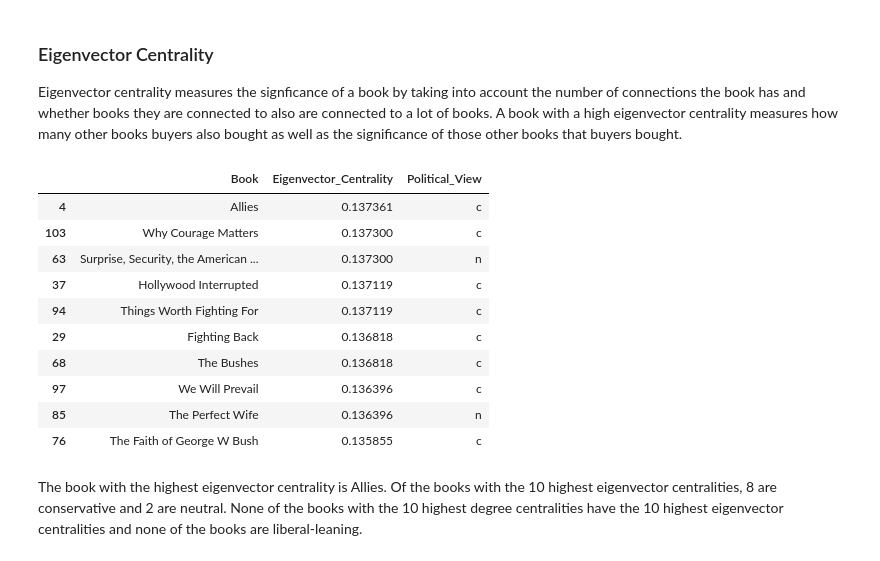
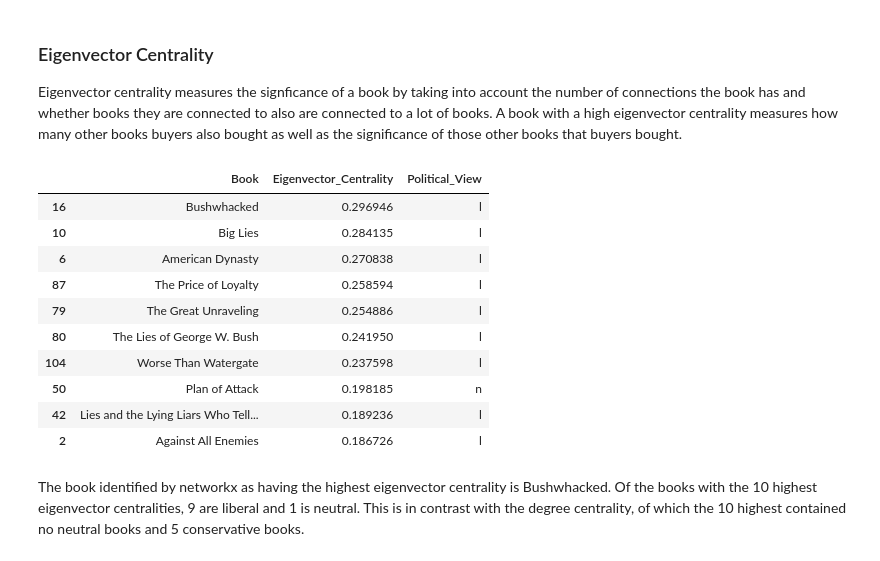
Before and after one commit to Rajwantmishra/620Group, a Jupyter notebook: Final Project-14-17July/Final_Project.ipynb, the cells around one changed output. Saved outputs shown, nothing was run; the diff lists cells and outputs as text; code cells hidden in the pictures.

```diff
--- a/Final Project-14-17July/Final_Project.ipynb
+++ b/Final Project-14-17July/Final_Project.ipynb
@@ -123,32 +124,31 @@ The network graph above displays the connections between books with degree centr
 Eigenvector centrality measures the signficance of a book by taking into account the number of connections the book has and whether books they are connected to also are connected to a lot of books.  A book with a high eigenvector centrality measures how many other books buyers also bought as well as the significance of those other books that buyers bought.
 # %%
 #eigenvector centrality
-G = nx.path_graph(pol_books)
-eigen_centrality = nx.eigenvector_centrality_numpy(G)
+eigen_centrality = nx.eigenvector_centrality_numpy(pol_books)
 
 #convert to pandas dataframe, transpose, create index, rename columns
 eigen_df = pd.DataFrame([eigen_centrality])
 eigen_df = eigen_df.T
 eigen_df = eigen_df.reset_index()
 eigen_df.columns = ["Book","Eigenvector_Centrality"]
 
 #combine dataframe of eigenvectors with political leaning of book
 eigen_df = pd.merge(eigen_df,party_affiliation_df, on='Book')
 
 #sort dataframe by eigenvector centrality
 eigen_df = eigen_df.sort_values(by='Eigenvector_Centrality', ascending=False)
 eigen_df.head(10)
 # %% [output]
 |  | Book | Eigenvector_Centrality | Political_View |
-| 4 | Allies | 0.137361 | c |
-| 103 | Why Courage Matters | 0.137300 | c |
-| 63 | Surprise, Security, the American ... | 0.137300 | n |
-| 37 | Hollywood Interrupted | 0.137119 | c |
-| 94 | Things Worth Fighting For | 0.137119 | c |
-| 29 | Fighting Back | 0.136818 | c |
-| 68 | The Bushes | 0.136818 | c |
-| 97 | We Will Prevail | 0.136396 | c |
-| 85 | The Perfect Wife | 0.136396 | n |
-| 76 | The Faith of George W Bush | 0.135855 | c |
+| 16 | Bushwhacked | 0.296946 | l |
+| 10 | Big Lies | 0.284135 | l |
+| 6 | American Dynasty | 0.270838 | l |
+| 87 | The Price of Loyalty | 0.258594 | l |
+| 79 | The Great Unraveling | 0.254886 | l |
+| 80 | The Lies of George W. Bush | 0.241950 | l |
+| 104 | Worse Than Watergate | 0.237598 | l |
+| 50 | Plan of Attack | 0.198185 | n |
+| 42 | Lies and the Lying Liars Who Tell... | 0.189236 | l |
+| 2 | Against All Enemies | 0.186726 | l |
 # %% [markdown]
-The book with the highest eigenvector centrality is Allies.  Of the books with the 10 highest eigenvector centralities, 8 are conservative and 2 are neutral.  None of the books with the 10 highest degree centralities have the 10 highest eigenvector centralities and none of the books are liberal-leaning.
+The book identified by networkx as having the highest eigenvector centrality is Bushwhacked.  Of the books with the 10 highest eigenvector centralities, 9 are liberal and 1 is neutral.  This is in contrast with the degree centrality, of which the 10 highest contained no neutral books and 5 conservative books.
```
Also changed, not shown: parts of 5 cells of this notebook.
